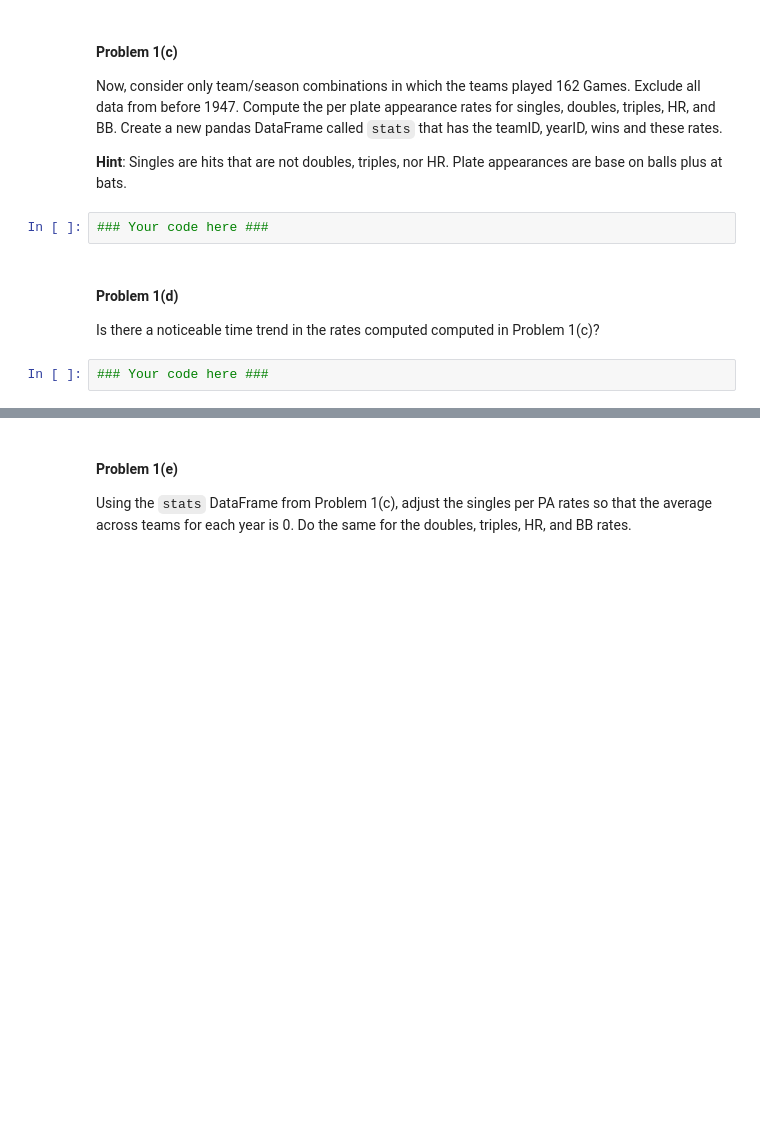
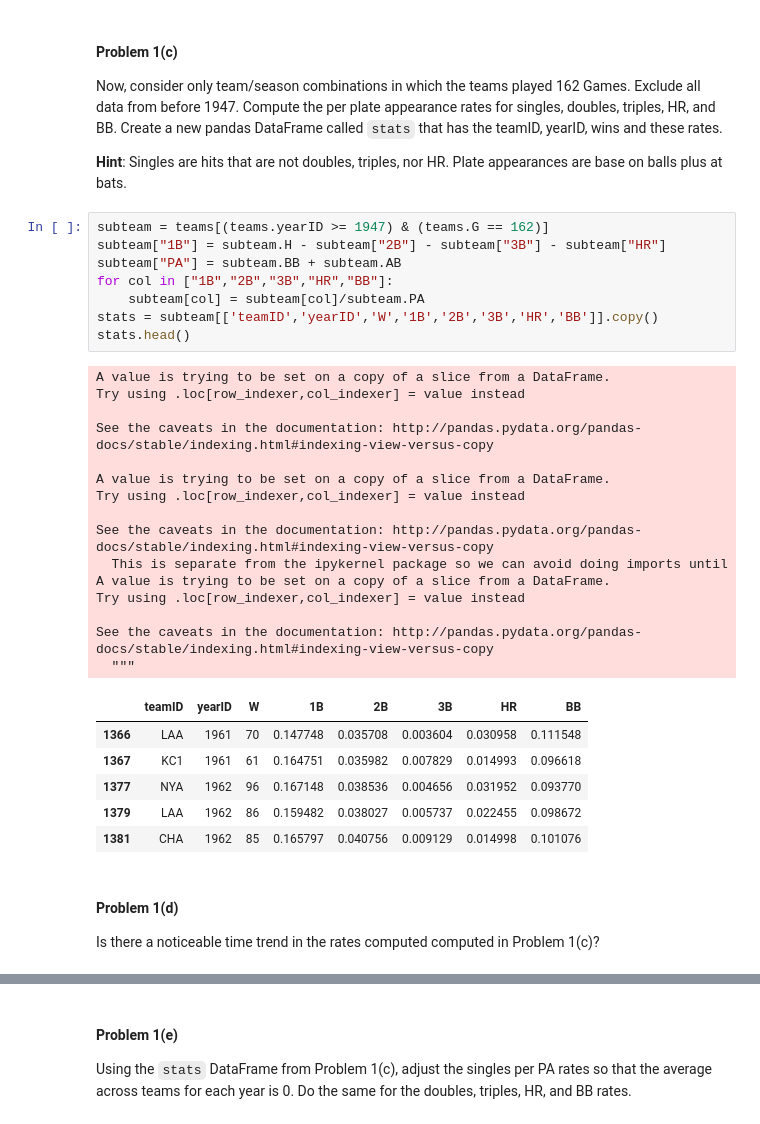
Before and after one commit to ShichengChen/cs109, a Jupyter notebook: 2014-master/homework/HW3.ipynb, the cells around one changed output, grey strips where cells are left out. Drawn from its saved outputs; the diff is of its cells as text; blank space fills up the shorter version.

```diff
--- a/2014-master/homework/HW3.ipynb
+++ b/2014-master/homework/HW3.ipynb
@@ -125,11 +127,37 @@ playerID
 Now, consider only team/season combinations in which the teams played 162 Games. Exclude all data from before 1947. Compute the per plate appearance rates for singles, doubles, triples, HR, and BB. Create a new pandas DataFrame called `stats` that has the teamID, yearID, wins and these rates.
 
 **Hint**: Singles are hits that are not doubles, triples, nor HR. Plate appearances are base on balls plus at bats.
-# %%
-### Your code here ###
+# %%
+subteam = teams[(teams.yearID >= 1947) & (teams.G == 162)]
+subteam["1B"] = subteam.H - subteam["2B"] - subteam["3B"] - subteam["HR"]
+subteam["PA"] = subteam.BB + subteam.AB
+for col in ["1B","2B","3B","HR","BB"]:
+    subteam[col] = subteam[col]/subteam.PA
+stats = subteam[['teamID','yearID','W','1B','2B','3B','HR','BB']].copy()
+stats.head()
+# %% [output]
+A value is trying to be set on a copy of a slice from a DataFrame.
+Try using .loc[row_indexer,col_indexer] = value instead
+
+See the caveats in the documentation: http://pandas.pydata.org/pandas-docs/stable/indexing.html#indexing-view-versus-copy
+
+A value is trying to be set on a copy of a slice from a DataFrame.
+Try using .loc[row_indexer,col_indexer] = value instead
+
+See the caveats in the documentation: http://pandas.pydata.org/pandas-docs/stable/indexing.html#indexing-view-versus-copy
+  This is separate from the ipykernel package so we can avoid doing imports until
+A value is trying to be set on a copy of a slice from a DataFrame.
+Try using .loc[row_indexer,col_indexer] = value instead
+
+See the caveats in the documentation: http://pandas.pydata.org/pandas-docs/stable/indexing.html#indexing-view-versus-copy
+  """
+|  | teamID | yearID | W | 1B | 2B | 3B | HR | BB |
+| 1366 | LAA | 1961 | 70 | 0.147748 | 0.035708 | 0.003604 | 0.030958 | 0.111548 |
+| 1367 | KC1 | 1961 | 61 | 0.164751 | 0.035982 | 0.007829 | 0.014993 | 0.096618 |
+| 1377 | NYA | 1962 | 96 | 0.167148 | 0.038536 | 0.004656 | 0.031952 | 0.093770 |
+| 1379 | LAA | 1962 | 86 | 0.159482 | 0.038027 | 0.005737 | 0.022455 | 0.098672 |
+| 1381 | CHA | 1962 | 85 | 0.165797 | 0.040756 | 0.009129 | 0.014998 | 0.101076 |
 # %% [markdown]
 #### Problem 1(d)
 
 Is there a noticeable time trend in the rates computed computed in Problem 1(c)?
-# %%
-### Your code here ###
```
Also changed, not shown: parts of 5 cells of this notebook, 1 other file.
